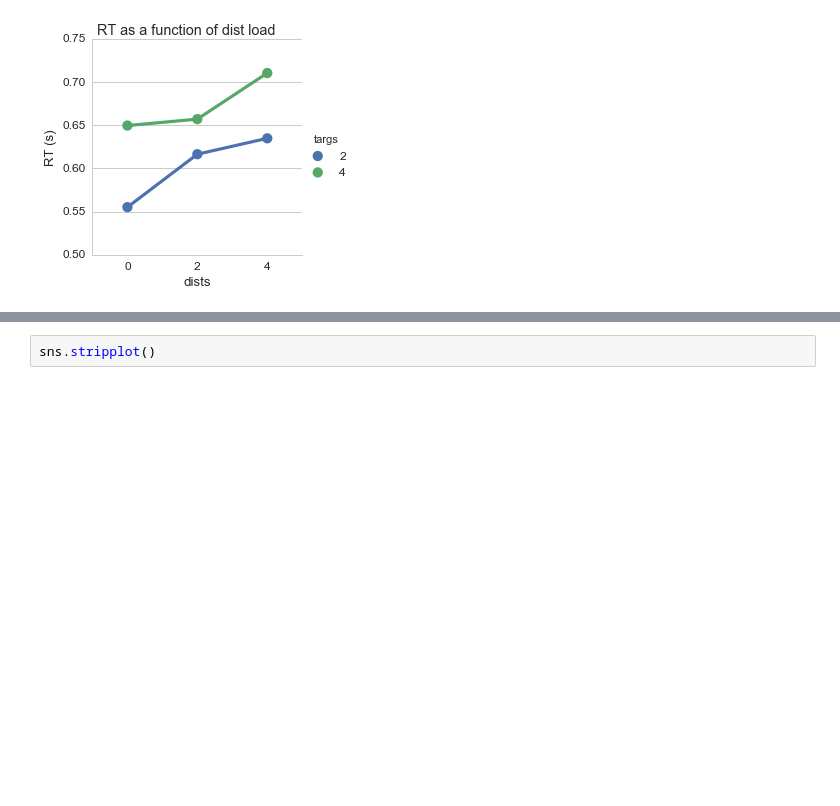
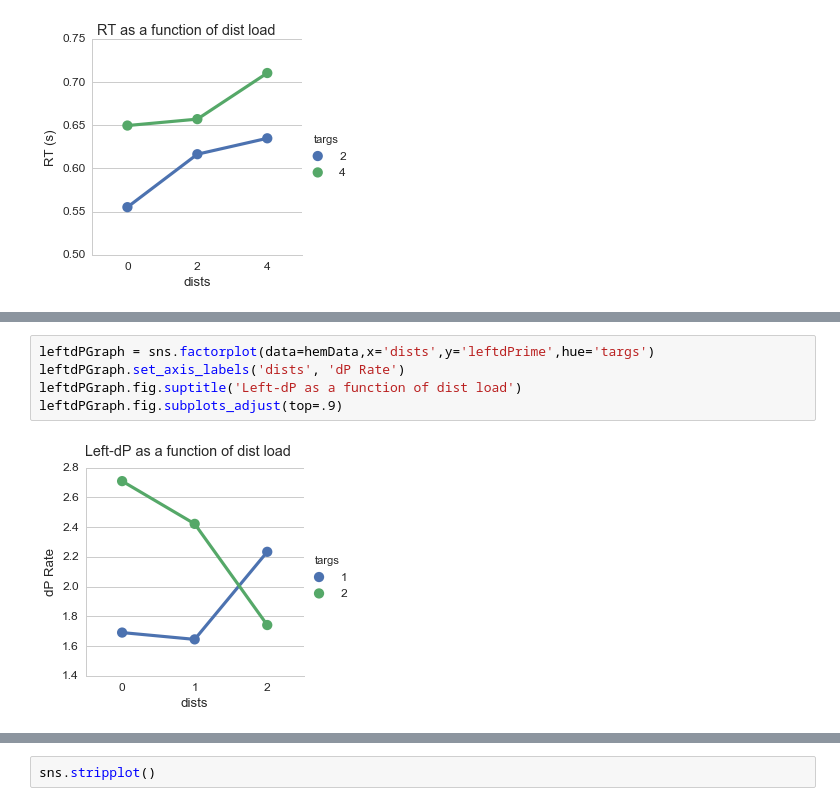
Before and after one commit to alexgonzl/tacs_vmw_alpha, a Jupyter notebook: dataVisualization.ipynb, the cells around one changed output, grey strips where cells are left out. Drawn from its saved outputs; the diff is of its cells as text; blank space fills up the shorter version.

```diff
--- a/dataVisualization.ipynb
+++ b/dataVisualization.ipynb
@@ -108,0 +108,7 @@ rightHitGraph.fig.subplots_adjust(top=.9)
+# %%
+leftdPGraph = sns.factorplot(data=hemData,x='dists',y='leftdPrime',hue='targs')
+leftdPGraph.set_axis_labels('dists', 'dP Rate')
+leftdPGraph.fig.suptitle('Left-dP as a function of dist load')
+leftdPGraph.fig.subplots_adjust(top=.9)
+# %% [output]
+[figure, added]
```
Also changed, not shown: parts of 6 cells of this notebook, 2 other files.
